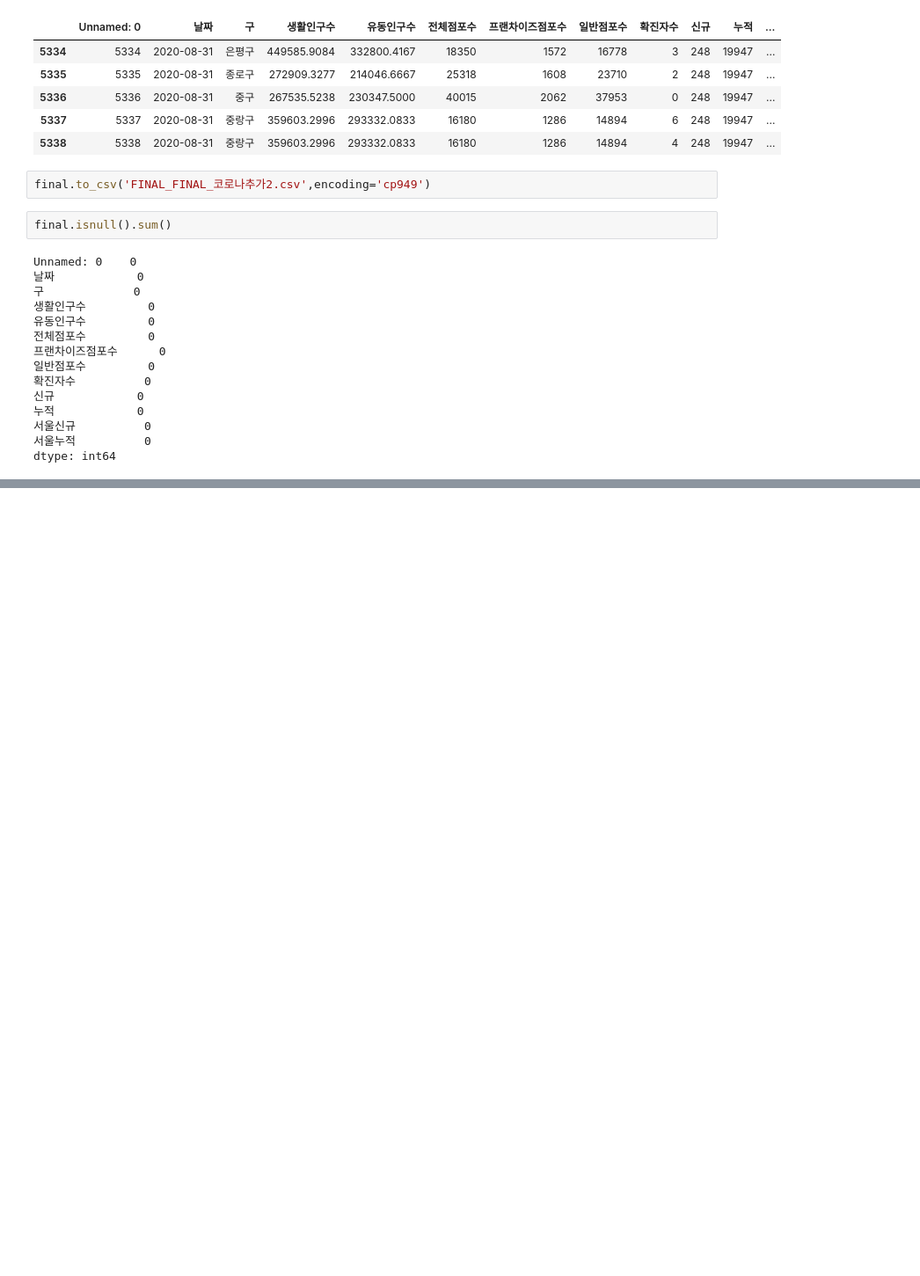
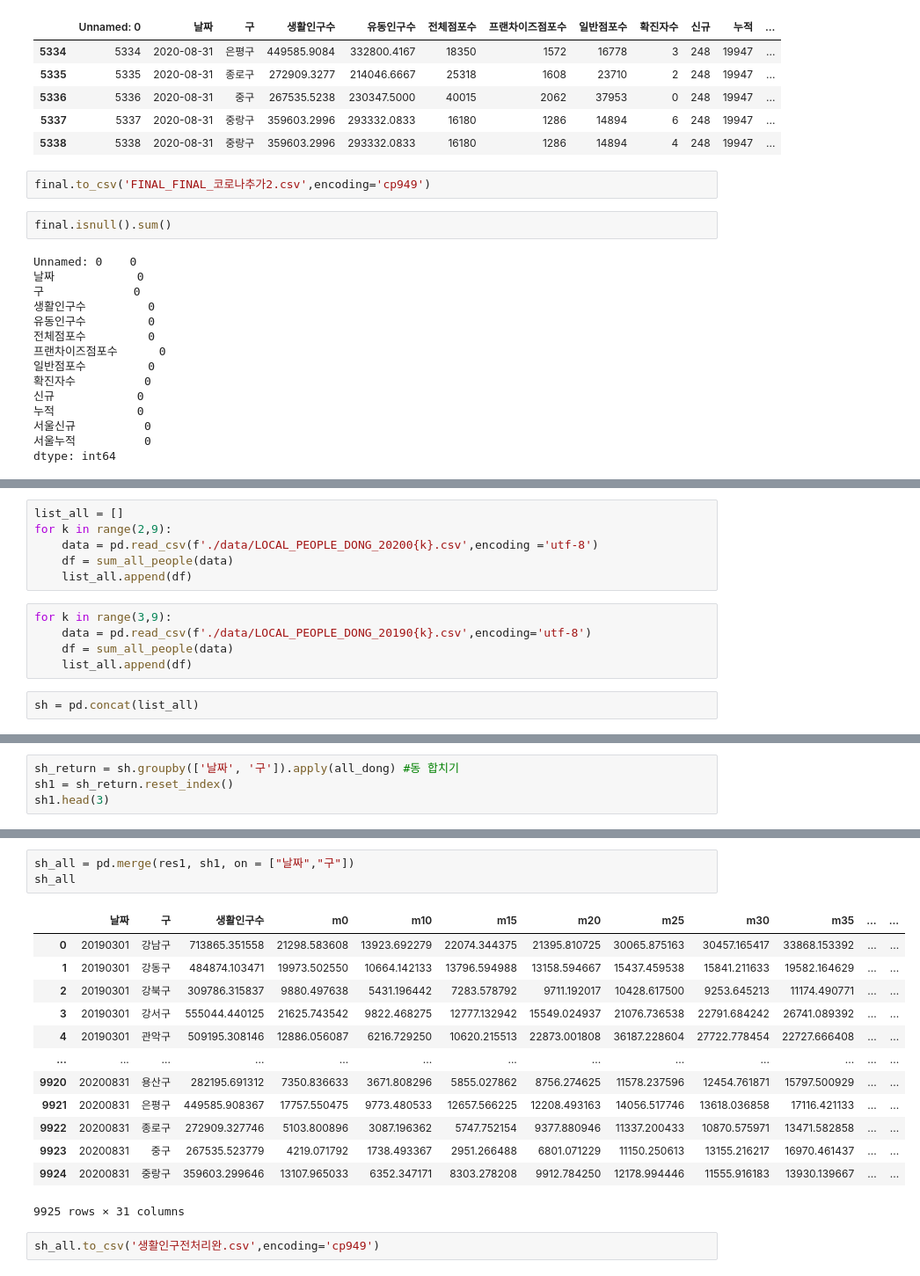
Before and after one commit to dataitgirls-yeon/covid_hotplace, a Jupyter notebook: 생활인구_유동인구_코로나_전처리.ipynb, the cells around one changed output, grey strips where cells are left out. Shown at 88% size. Cells and saved outputs as stored; diff of their text form; blank space fills up the shorter version.

```diff
--- a/생활인구_유동인구_코로나_전처리.ipynb
+++ b/생활인구_유동인구_코로나_전처리.ipynb
@@ -307,0 +471,13 @@ dtype: int64
+# %%
+list_all = []
+for k in range(2,9):
+    data = pd.read_csv(f'./data/LOCAL_PEOPLE_DONG_20200{k}.csv',encoding ='utf-8')
+    df = sum_all_people(data)
+    list_all.append(df)
+# %%
+for k in range(3,9):
+    data = pd.read_csv(f'./data/LOCAL_PEOPLE_DONG_20190{k}.csv',encoding='utf-8')
+    df = sum_all_people(data)
+    list_all.append(df)
+# %%
+sh = pd.concat(list_all)
@@ -307,0 +490,4 @@ dtype: int64
+# %%
+sh_return = sh.groupby(['날짜', '구']).apply(all_dong) #동 합치기
+sh1 = sh_return.reset_index()
+sh1.head(3)
@@ -307,0 +509,19 @@ dtype: int64
+# %%
+sh_all = pd.merge(res1, sh1, on = ["날짜","구"])
+sh_all
+# %% [output]
+|  | 날짜 | 구 | 생활인구수 | m0 | m10 | m15 | m20 | m25 | m30 | m35 | ... | ... |
+| 0 | 20190301 | 강남구 | 713865.351558 | 21298.583608 | 13923.692279 | 22074.344375 | 21395.810725 | 30065.875163 | 30457.165417 | 33868.153392 | ... | ... |
+| 1 | 20190301 | 강동구 | 484874.103471 | 19973.502550 | 10664.142133 | 13796.594988 | 13158.594667 | 15437.459538 | 15841.211633 | 19582.164629 | ... | ... |
+| 2 | 20190301 | 강북구 | 309786.315837 | 9880.497638 | 5431.196442 | 7283.578792 | 9711.192017 | 10428.617500 | 9253.645213 | 11174.490771 | ... | ... |
+| 3 | 20190301 | 강서구 | 555044.440125 | 21625.743542 | 9822.468275 | 12777.132942 | 15549.024937 | 21076.736538 | 22791.684242 | 26741.089392 | ... | ... |
+| 4 | 20190301 | 관악구 | 509195.308146 | 12886.056087 | 6216.729250 | 10620.215513 | 22873.001808 | 36187.228604 | 27722.778454 | 22727.666408 | ... | ... |
+| ... | ... | ... | ... | ... | ... | ... | ... | ... | ... | ... | ... | ... |
+| 9920 | 20200831 | 용산구 | 282195.691312 | 7350.836633 | 3671.808296 | 5855.027862 | 8756.274625 | 11578.237596 | 12454.761871 | 15797.500929 | ... | ... |
+| 9921 | 20200831 | 은평구 | 449585.908367 | 17757.550475 | 9773.480533 | 12657.566225 | 12208.493163 | 14056.517746 | 13618.036858 | 17116.421133 | ... | ... |
+| 9922 | 20200831 | 종로구 | 272909.327746 | 5103.800896 | 3087.196362 | 5747.752154 | 9377.880946 | 11337.200433 | 10870.575971 | 13471.582858 | ... | ... |
+| 9923 | 20200831 | 중구 | 267535.523779 | 4219.071792 | 1738.493367 | 2951.266488 | 6801.071229 | 11150.250613 | 13155.216217 | 16970.461437 | ... | ... |
+| 9924 | 20200831 | 중랑구 | 359603.299646 | 13107.965033 | 6352.347171 | 8303.278208 | 9912.784250 | 12178.994446 | 11555.916183 | 13930.139667 | ... | ... |
+9925 rows × 31 columns
+# %%
+sh_all.to_csv('생활인구전처리완.csv',encoding='cp949')
```
Also changed, not shown: parts of 48 cells of this notebook.
